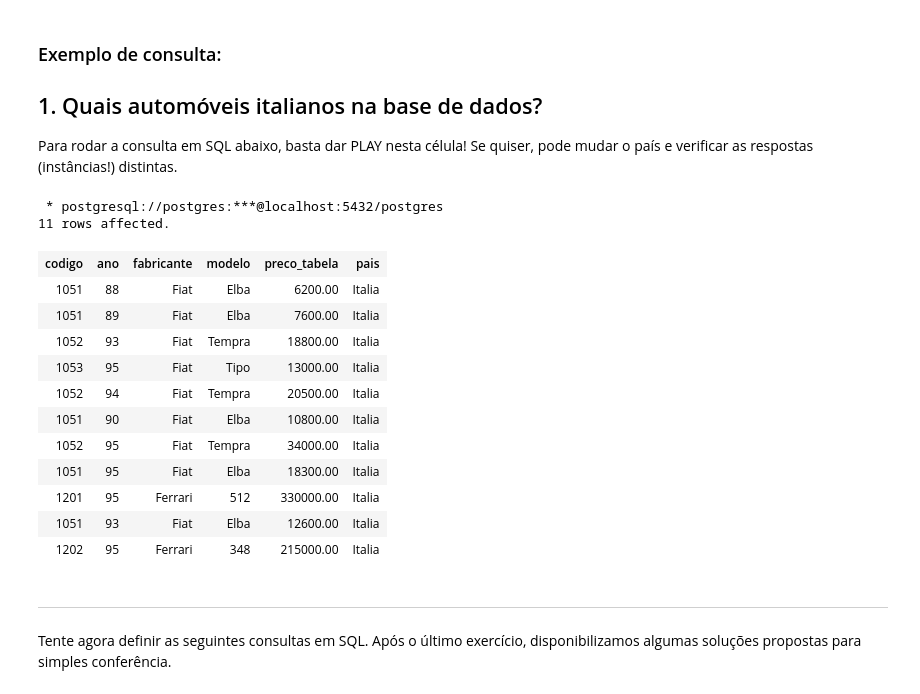
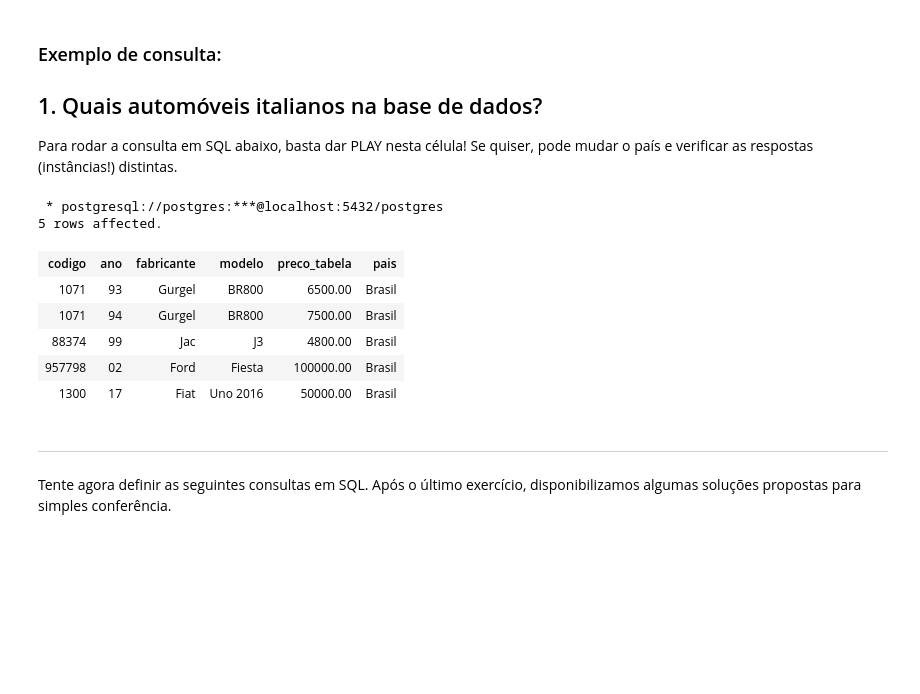
Before and after one commit to jullyon/PUC, a Jupyter notebook: banco-de-dados/BD_Aula1.ipynb, the cells around one changed output. Drawn from its saved outputs; the diff is of its cells as text; code cells hidden in the pictures; blank space fills up the shorter version.

```diff
--- a/banco-de-dados/BD_Aula1.ipynb
+++ b/banco-de-dados/BD_Aula1.ipynb
@@ -132,24 +132,18 @@ Se quiser, pode mudar o país e verificar as respostas (instâncias!) distintas.
 # %%
 %%sql
 
 SELECT *
 FROM automoveis
-WHERE pais = 'Italia';
+WHERE pais = 'Brasil';
 # %% [output]
  * postgresql://postgres:***@localhost:5432/postgres
-11 rows affected.
+5 rows affected.
 | codigo | ano | fabricante | modelo | preco_tabela | pais |
-| 1051 | 88 | Fiat | Elba | 6200.00 | Italia |
-| 1051 | 89 | Fiat | Elba | 7600.00 | Italia |
-| 1052 | 93 | Fiat | Tempra | 18800.00 | Italia |
-| 1053 | 95 | Fiat | Tipo | 13000.00 | Italia |
-| 1052 | 94 | Fiat | Tempra | 20500.00 | Italia |
-| 1051 | 90 | Fiat | Elba | 10800.00 | Italia |
-| 1052 | 95 | Fiat | Tempra | 34000.00 | Italia |
-| 1051 | 95 | Fiat | Elba | 18300.00 | Italia |
-| 1201 | 95 | Ferrari | 512 | 330000.00 | Italia |
-| 1051 | 93 | Fiat | Elba | 12600.00 | Italia |
-| 1202 | 95 | Ferrari | 348 | 215000.00 | Italia |
+| 1071 | 93 | Gurgel | BR800 | 6500.00 | Brasil |
+| 1071 | 94 | Gurgel | BR800 | 7500.00 | Brasil |
+| 88374 | 99 | Jac | J3 | 4800.00 | Brasil |
+| 957798 | 02 | Ford | Fiesta | 100000.00 | Brasil |
+| 1300 | 17 | Fiat | Uno 2016 | 50000.00 | Brasil |
 # %% [markdown]
 ---
 
```
Also changed, not shown: parts of 10 cells of this notebook.
